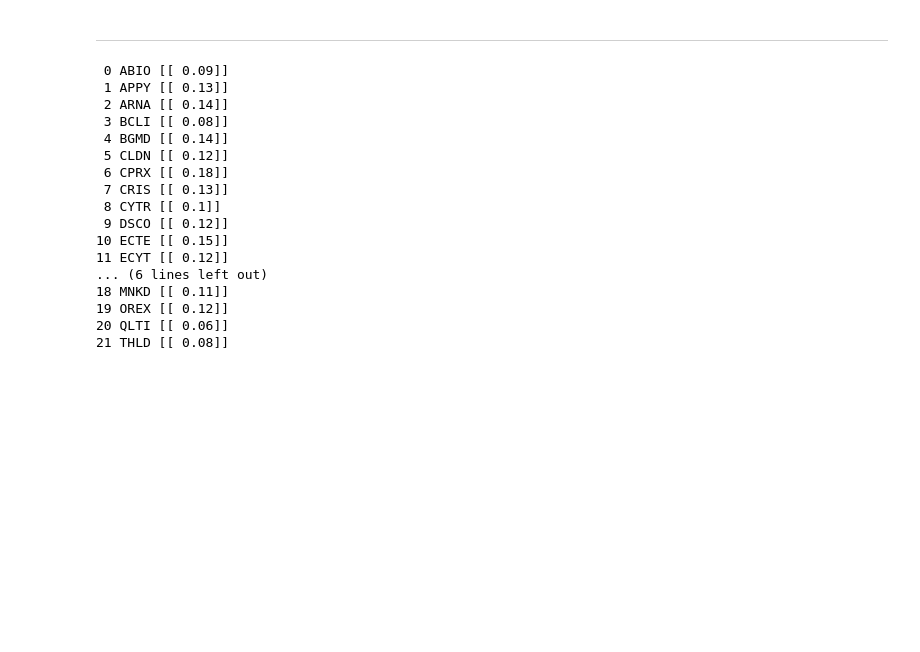
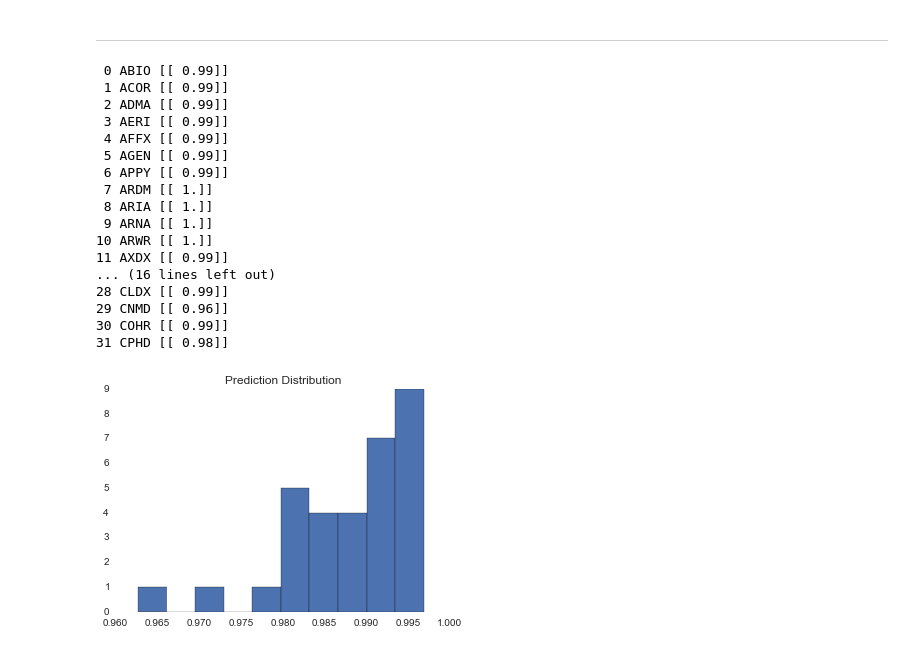
Before and after one commit to austinjalexander/quant, a Jupyter notebook: Stocker-NN.ipynb, the cells around one changed output. Cells and saved outputs as stored; diff of their text form; code cells hidden in the pictures; blank space fills up the shorter version.

```diff
--- a/Stocker-NN.ipynb
+++ b/Stocker-NN.ipynb
@@ -334,30 +426,39 @@ time for training: 13.27 seconds
 ---
 # %%
 pred_df = prediction_df[prediction_df['label'].apply(np.isnan) == True]
-pred_tickers = pred_df['ticker'].unique()
-pred_X = pred_df.drop(['ticker','label'], axis=1).values
+pred_X = pred_df.drop(['label'], axis=1).values
+predictions = []
+high_prob_pred_count = 0
 
 for i in xrange(pred_X.shape[0]):
     scaler = Trainer.get_scale()
-    x = scaler.transform(pred_X[i:i+1,0:9])
-    x = Trainer.add_bias(x)
+    x = scaler.transform(pred_X[i:i+1,0:pred_X.shape[1]])
+    #x = Trainer.add_bias(x)
     y_hat = nn.forward_propagate(x)
-    print str(i).rjust(2), str(pred_tickers[i]).rjust(4), np.round(y_hat,2)
+    if np.round(y_hat,2) >= 0.8:
+        print str(i).rjust(2), str(pred_tickers[i]).rjust(4), np.round(y_hat,2)
+        high_prob_pred_count += 1
+    predictions.append(y_hat[0][0])
+
+plt.title('Prediction Distribution')
+plt.hist(predictions, bins=10)
+plt.show()
 # %% [output]
- 0 ABIO [[ 0.09]]
- 1 APPY [[ 0.13]]
- 2 ARNA [[ 0.14]]
- 3 BCLI [[ 0.08]]
- 4 BGMD [[ 0.14]]
- 5 CLDN [[ 0.12]]
- 6 CPRX [[ 0.18]]
- 7 CRIS [[ 0.13]]
- 8 CYTR [[ 0.1]]
- 9 DSCO [[ 0.12]]
-10 ECTE [[ 0.15]]
-11 ECYT [[ 0.12]]
-... (6 lines left out)
-18 MNKD [[ 0.11]]
-19 OREX [[ 0.12]]
-20 QLTI [[ 0.06]]
-21 THLD [[ 0.08]]
+ 0 ABIO [[ 0.99]]
+ 1 ACOR [[ 0.99]]
+ 2 ADMA [[ 0.99]]
+ 3 AERI [[ 0.99]]
+ 4 AFFX [[ 0.99]]
+ 5 AGEN [[ 0.99]]
+ 6 APPY [[ 0.99]]
+ 7 ARDM [[ 1.]]
+ 8 ARIA [[ 1.]]
+ 9 ARNA [[ 1.]]
+10 ARWR [[ 1.]]
+11 AXDX [[ 0.99]]
+... (16 lines left out)
+28 CLDX [[ 0.99]]
+29 CNMD [[ 0.96]]
+30 COHR [[ 0.99]]
+31 CPHD [[ 0.98]]
+[figure, added]
```
Also changed, not shown: parts of 21 cells of this notebook, 11 other files.
